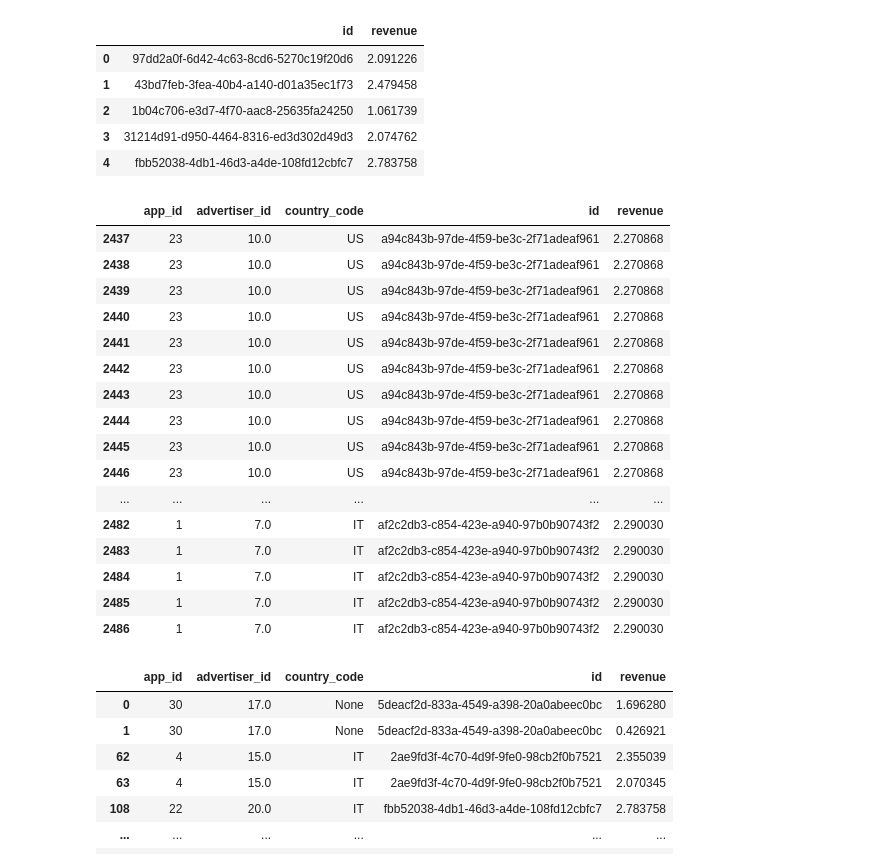
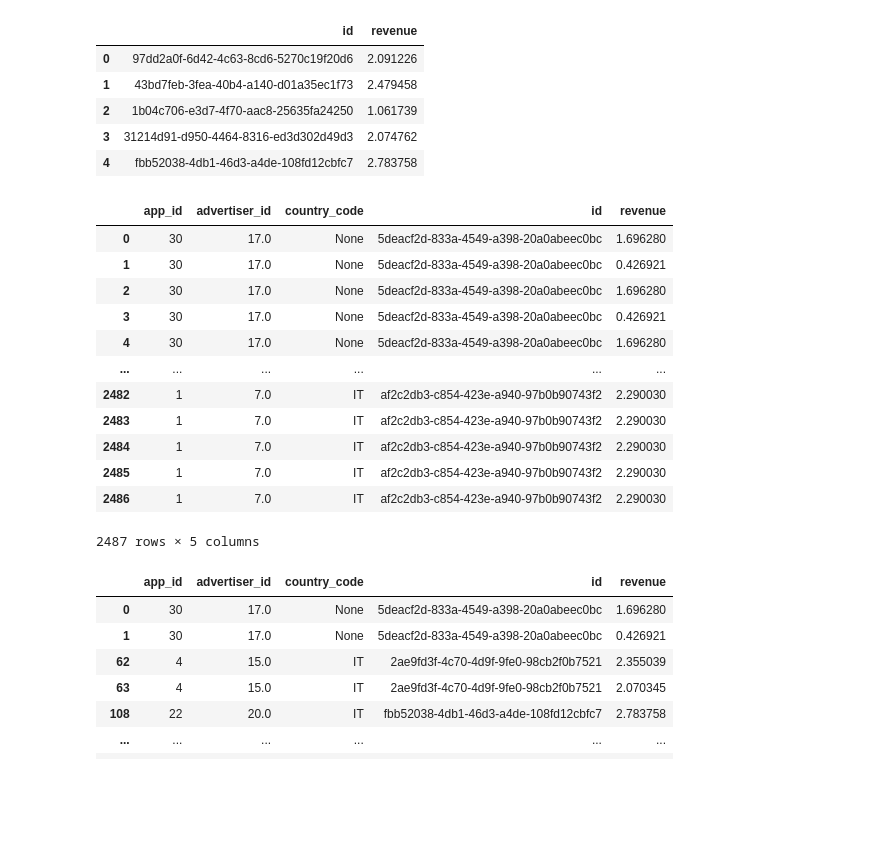
Before and after one commit to eyamini/Verve-Top-Advertisers, a Jupyter notebook: Merged.ipynb, the cells around one changed output. Drawn from its saved outputs; the diff is of its cells as text; code cells hidden in the pictures; blank space fills up the shorter version.

```diff
--- a/Merged.ipynb
+++ b/Merged.ipynb
@@ -34,25 +36,21 @@ clicks.head()
 | 4 | fbb52038-4db1-46d3-a4de-108fd12cbfc7 | 2.783758 |
 # %%
 merged = pd.merge(impressions, clicks, on="id")
-merged.tail(50)
+merged
 # %% [output]
 |  | app_id | advertiser_id | country_code | id | revenue |
-| 2437 | 23 | 10.0 | US | a94c843b-97de-4f59-be3c-2f71adeaf961 | 2.270868 |
-| 2438 | 23 | 10.0 | US | a94c843b-97de-4f59-be3c-2f71adeaf961 | 2.270868 |
-| 2439 | 23 | 10.0 | US | a94c843b-97de-4f59-be3c-2f71adeaf961 | 2.270868 |
-| 2440 | 23 | 10.0 | US | a94c843b-97de-4f59-be3c-2f71adeaf961 | 2.270868 |
-| 2441 | 23 | 10.0 | US | a94c843b-97de-4f59-be3c-2f71adeaf961 | 2.270868 |
-| 2442 | 23 | 10.0 | US | a94c843b-97de-4f59-be3c-2f71adeaf961 | 2.270868 |
-| 2443 | 23 | 10.0 | US | a94c843b-97de-4f59-be3c-2f71adeaf961 | 2.270868 |
-| 2444 | 23 | 10.0 | US | a94c843b-97de-4f59-be3c-2f71adeaf961 | 2.270868 |
-| 2445 | 23 | 10.0 | US | a94c843b-97de-4f59-be3c-2f71adeaf961 | 2.270868 |
-| 2446 | 23 | 10.0 | US | a94c843b-97de-4f59-be3c-2f71adeaf961 | 2.270868 |
+| 0 | 30 | 17.0 | None | 5deacf2d-833a-4549-a398-20a0abeec0bc | 1.696280 |
+| 1 | 30 | 17.0 | None | 5deacf2d-833a-4549-a398-20a0abeec0bc | 0.426921 |
+| 2 | 30 | 17.0 | None | 5deacf2d-833a-4549-a398-20a0abeec0bc | 1.696280 |
+| 3 | 30 | 17.0 | None | 5deacf2d-833a-4549-a398-20a0abeec0bc | 0.426921 |
+| 4 | 30 | 17.0 | None | 5deacf2d-833a-4549-a398-20a0abeec0bc | 1.696280 |
 | ... | ... | ... | ... | ... | ... |
 | 2482 | 1 | 7.0 | IT | af2c2db3-c854-423e-a940-97b0b90743f2 | 2.290030 |
 | 2483 | 1 | 7.0 | IT | af2c2db3-c854-423e-a940-97b0b90743f2 | 2.290030 |
 | 2484 | 1 | 7.0 | IT | af2c2db3-c854-423e-a940-97b0b90743f2 | 2.290030 |
 | 2485 | 1 | 7.0 | IT | af2c2db3-c854-423e-a940-97b0b90743f2 | 2.290030 |
 | 2486 | 1 | 7.0 | IT | af2c2db3-c854-423e-a940-97b0b90743f2 | 2.290030 |
+2487 rows × 5 columns
 # %%
 merged.drop_duplicates(inplace=True)
 # %%
```
Also changed, not shown: parts of 4 cells of this notebook.
